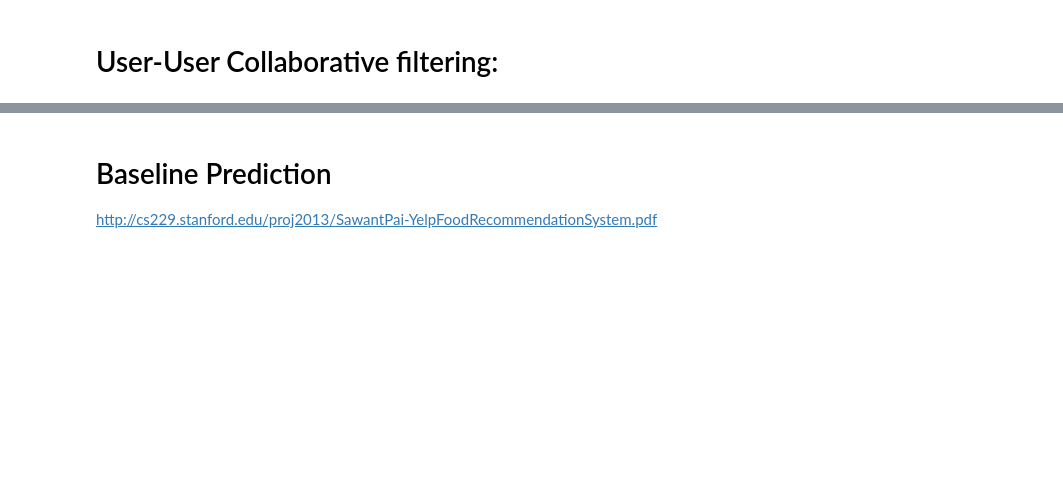
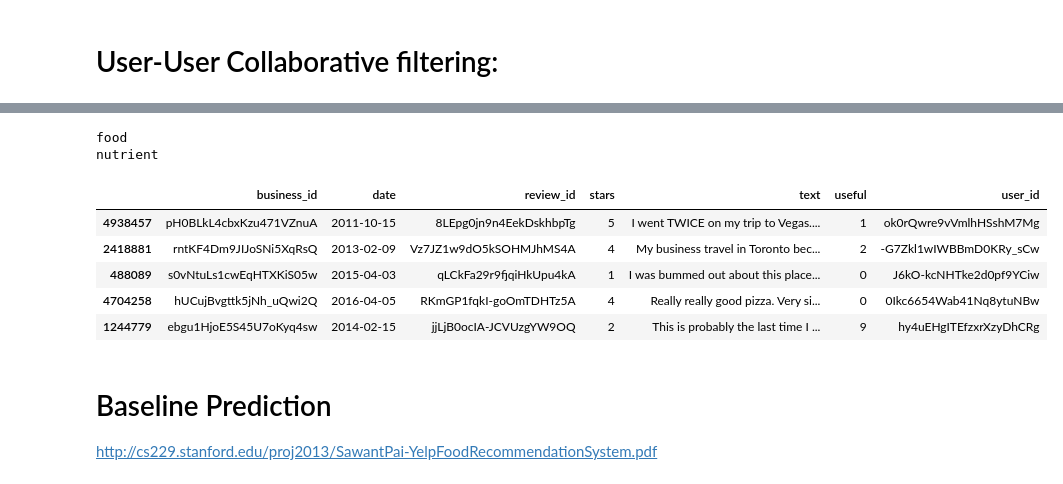
Before and after one commit to saravrajavelu/Yelp-Recommendation, a Jupyter notebook: Yelp.ipynb, the cells around one changed output, grey strips where cells are left out. Drawn from its saved outputs; the diff is of its cells as text; code cells hidden in the pictures; blank space fills up the shorter version.

```diff
--- a/Yelp.ipynb
+++ b/Yelp.ipynb
@@ -415,3 +453,22 @@ findSimilarRestaurants(user_idx, user_cat_matrix)
+# %%
+import nltk
+from nltk.corpus import wordnet as wn
+food = wn.synset('food.n.01')
+# food.hyponyms()
+for lemma in food.lemmas():
+    print(lemma.name())
+# %% [output]
+food
+nutrient
+# %%
+review.head()
+# %% [output]
+|  | business_id | date | review_id | stars | text | useful | user_id |
+| 4938457 | pH0BLkL4cbxKzu471VZnuA | 2011-10-15 | 8LEpg0jn9n4EekDskhbpTg | 5 | I went TWICE on my trip to Vegas.... | 1 | ok0rQwre9vVmlhHSshM7Mg |
+| 2418881 | rntKF4Dm9JIJoSNi5XqRsQ | 2013-02-09 | Vz7JZ1w9dO5kSOHMJhMS4A | 4 | My business travel in Toronto bec... | 2 | -G7Zkl1wIWBBmD0KRy_sCw |
+| 488089 | s0vNtuLs1cwEqHTXKiS05w | 2015-04-03 | qLCkFa29r9fjqiHkUpu4kA | 1 | I was bummed out about this place... | 0 | J6kO-kcNHTke2d0pf9YCiw |
+| 4704258 | hUCujBvgttk5jNh_uQwi2Q | 2016-04-05 | RKmGP1fqkI-goOmTDHTz5A | 4 | Really really good pizza. Very si... | 0 | 0Ikc6654Wab41Nq8ytuNBw |
+| 1244779 | ebgu1HjoE5S45U7oKyq4sw | 2014-02-15 | jjLjB0ocIA-JCVUzgYW9OQ | 2 | This is probably the last time I ... | 9 | hy4uEHgITEfzxrXzyDhCRg |
 # %% [markdown]
 # Baseline Prediction
 
```
Also changed, not shown: parts of 22 cells of this notebook.
